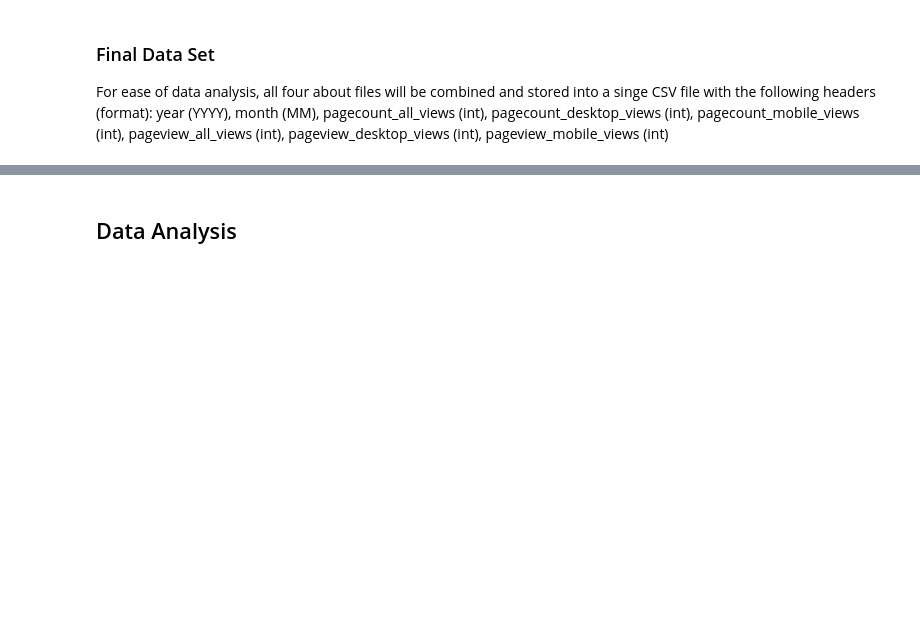
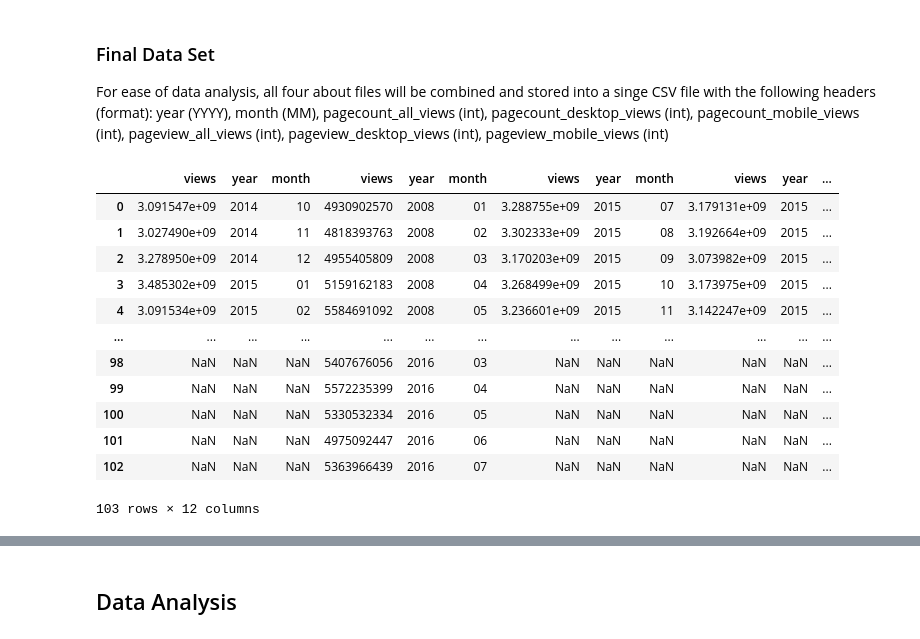
Before and after one commit to aaliyahfiala42/data-512-a1, a Jupyter notebook: hcds-a1-data-curation.ipynb, the cells around one changed output, grey strips where cells are left out. Drawn from its saved outputs; the diff is of its cells as text; code cells hidden in the pictures; blank space fills up the shorter version.

```diff
--- a/hcds-a1-data-curation.ipynb
+++ b/hcds-a1-data-curation.ipynb
@@ -204,6 +204,10 @@ In the steps below, the monthly values for mobile-app and mobile-web from the Pa
 #replace all null count months with zeroes
 pageviews_mobile_web['views'] = pageviews_mobile_web['views'].fillna(0)
 pageviews_mobile_app['views'] = pageviews_mobile_app['views'].fillna(0)
+pageviews_desktop['views'] = pageviews_desktop['views'].fillna(0)
+
+legacy_mobile['views'] = legacy_mobile['views'].fillna(0)
+legacy_desktop['views'] = legacy_desktop['views'].fillna(0)
 # %%
 #removing the following fields as they are not needed for further analysis: agent, granularity, project, and access
 pageviews_mobile_web = pageviews_mobile_web.drop(['agent', 'granularity', 'project', 'access'], axis = 1)
@@ -316,3 +322,20 @@ pageviews_desktop.columns = ['views', 'year', 'month']
 # %% [markdown]
 ### Final Data Set
 For ease of data analysis, all four about files will be combined and stored into a singe CSV file with the following headers (format): year (YYYY), month (MM), pagecount_all_views (int), pagecount_desktop_views (int), pagecount_mobile_views (int), pageview_all_views (int), pageview_desktop_views (int), pageview_mobile_views (int)
+# %%
+#merging all documents into one
+pd.concat([legacy_mobile, legacy_desktop, pageviews_mobile, pageviews_desktop], axis = 1)
+# %% [output]
+|  | views | year | month | views | year | month | views | year | month | views | year | ... |
+| 0 | 3.091547e+09 | 2014 | 10 | 4930902570 | 2008 | 01 | 3.288755e+09 | 2015 | 07 | 3.179131e+09 | 2015 | ... |
+| 1 | 3.027490e+09 | 2014 | 11 | 4818393763 | 2008 | 02 | 3.302333e+09 | 2015 | 08 | 3.192664e+09 | 2015 | ... |
+| 2 | 3.278950e+09 | 2014 | 12 | 4955405809 | 2008 | 03 | 3.170203e+09 | 2015 | 09 | 3.073982e+09 | 2015 | ... |
+| 3 | 3.485302e+09 | 2015 | 01 | 5159162183 | 2008 | 04 | 3.268499e+09 | 2015 | 10 | 3.173975e+09 | 2015 | ... |
+| 4 | 3.091534e+09 | 2015 | 02 | 5584691092 | 2008 | 05 | 3.236601e+09 | 2015 | 11 | 3.142247e+09 | 2015 | ... |
+| ... | ... | ... | ... | ... | ... | ... | ... | ... | ... | ... | ... | ... |
+| 98 | NaN | NaN | NaN | 5407676056 | 2016 | 03 | NaN | NaN | NaN | NaN | NaN | ... |
+| 99 | NaN | NaN | NaN | 5572235399 | 2016 | 04 | NaN | NaN | NaN | NaN | NaN | ... |
+| 100 | NaN | NaN | NaN | 5330532334 | 2016 | 05 | NaN | NaN | NaN | NaN | NaN | ... |
+| 101 | NaN | NaN | NaN | 4975092447 | 2016 | 06 | NaN | NaN | NaN | NaN | NaN | ... |
+| 102 | NaN | NaN | NaN | 5363966439 | 2016 | 07 | NaN | NaN | NaN | NaN | NaN | ... |
+103 rows × 12 columns
```
Also changed, not shown: parts of 8 cells of this notebook.
